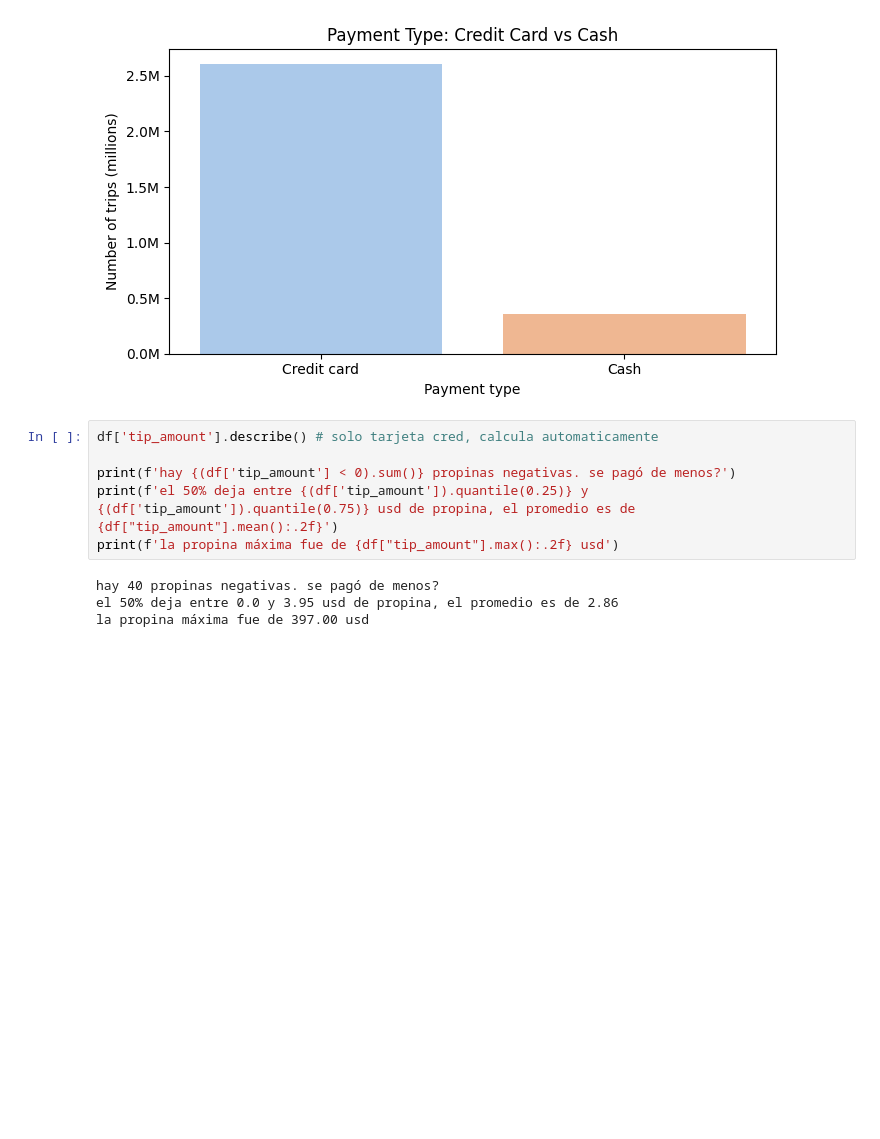
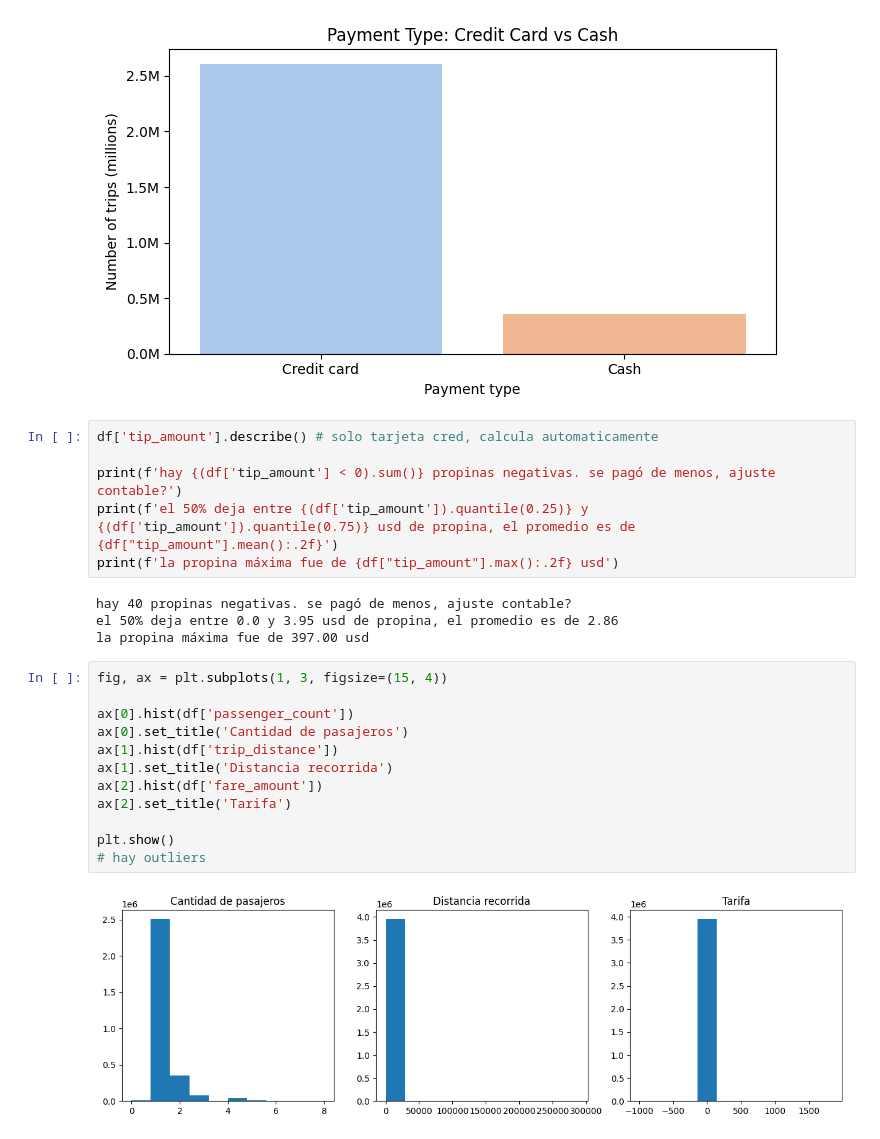
Before and after one commit to nmoguilner/ceia_add, a Jupyter notebook: tp_grupal_eda.ipynb, the cells around one changed output. Cells and saved outputs as stored; diff of their text form; blank space fills up the shorter version.

```diff
--- a/tp_grupal_eda.ipynb
+++ b/tp_grupal_eda.ipynb
@@ -198,10 +198,24 @@ Passing `palette` without assigning `hue` is deprecated and will be removed in v
 # %%
 df['tip_amount'].describe() # solo tarjeta cred, calcula automaticamente
 
-print(f'hay {(df['tip_amount'] < 0).sum()} propinas negativas. se pagó de menos?')
+print(f'hay {(df['tip_amount'] < 0).sum()} propinas negativas. se pagó de menos, ajuste contable?')
 print(f'el 50% deja entre {(df['tip_amount']).quantile(0.25)} y {(df['tip_amount']).quantile(0.75)} usd de propina, el promedio es de {df["tip_amount"].mean():.2f}')
 print(f'la propina máxima fue de {df["tip_amount"].max():.2f} usd')
 # %% [output]
-hay 40 propinas negativas. se pagó de menos?
+hay 40 propinas negativas. se pagó de menos, ajuste contable?
 el 50% deja entre 0.0 y 3.95 usd de propina, el promedio es de 2.86
 la propina máxima fue de 397.00 usd
+# %%
+fig, ax = plt.subplots(1, 3, figsize=(15, 4))
+
+ax[0].hist(df['passenger_count'])
+ax[0].set_title('Cantidad de pasajeros')
+ax[1].hist(df['trip_distance'])
+ax[1].set_title('Distancia recorrida')
+ax[2].hist(df['fare_amount'])
+ax[2].set_title('Tarifa')
+
+plt.show()
+# hay outliers
+# %% [output]
+[figure, added]
```
Also changed, not shown: parts of 3 cells of this notebook.
